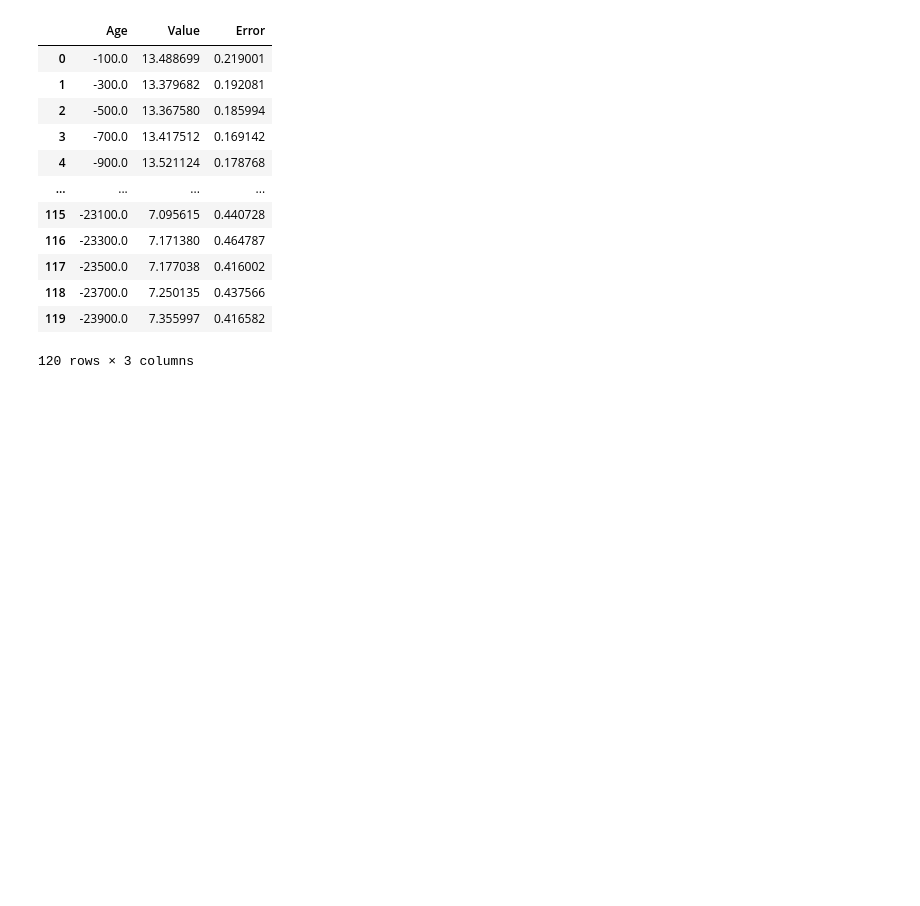
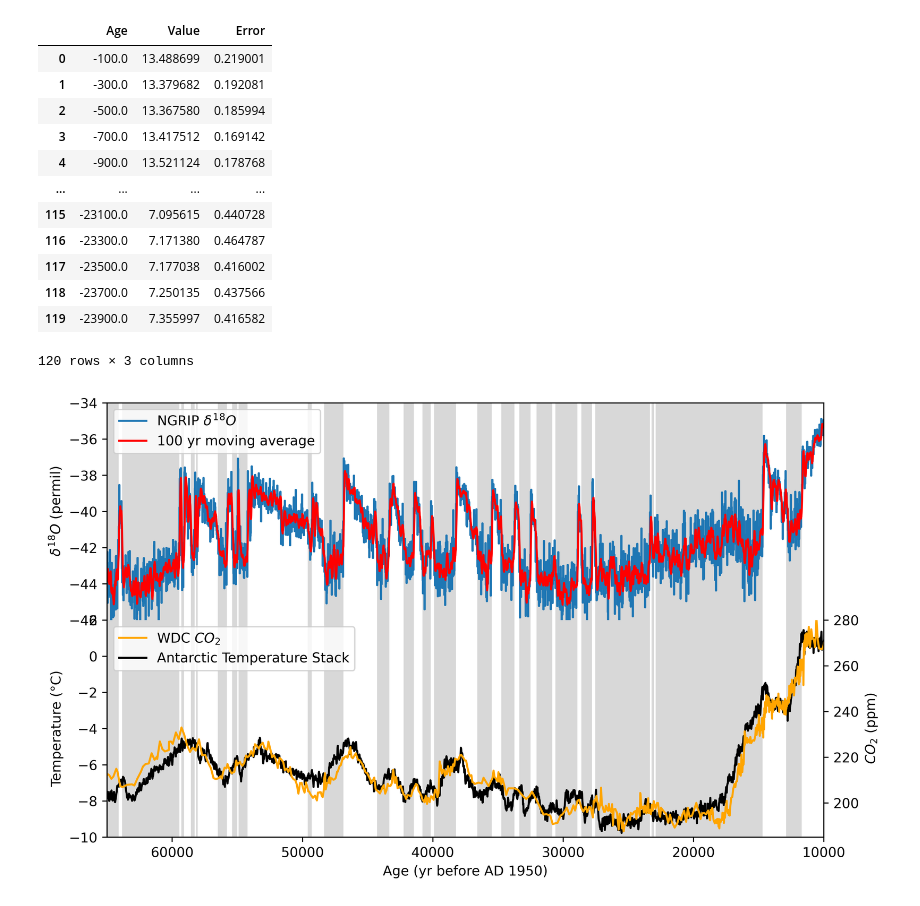
Before and after one commit to Peisong-Zheng/PastClimatePlots, a Jupyter notebook: Code_for_Plots.ipynb, the cells around one changed output. Cells and saved outputs as stored; diff of their text form; code cells hidden in the pictures; blank space fills up the shorter version.

```diff
--- a/Code_for_Plots.ipynb
+++ b/Code_for_Plots.ipynb
@@ -149,6 +149,7 @@ for i, (name, df) in enumerate(data_series.items()):
 
     source = ColumnDataSource(data=dict(x=df.iloc[:, 0]/1000, y=df.iloc[:, 1]))
     p = figure(sizing_mode='stretch_both', title=button_labels[i])
+
     p.y_range = Range1d(*y_ranges[i])
 
     # Plot GS
@@ -215,7 +216,9 @@ for i, (name, df) in enumerate(data_series.items()):
         elif "NGRIP" in name:
             smoothed_source = ColumnDataSource(data=dict(x=ngrip_d18o_ages, y=ngrip_d18o_smoothed))
             p.line('x', 'y', source=smoothed_source, line_width=2, color="red", legend_label="100 yr moving average")
-            p.legend.location = "top_left"
+            # close legend
+            p.legend.visible = False
+            # p.legend.location = "top_left"
 
     plots.append(p)
 
@@ -334,3 +337,88 @@ curdoc().add_root(layout)
 output_file("PastClimatePlots/index.html", title="PastClimatePlots")
 
 show(layout)
+# %%
+import matplotlib.pyplot as plt
+from scipy.interpolate import interp1d
+import numpy as np
+
+
+def interpolate_and_smooth(df, resolution=10, smooth_width=100):
+    interp_func = interp1d(df.iloc[:, 0], df.iloc[:, 1], kind='linear', bounds_error=False)
+    interpolated_ages = np.arange(df.iloc[:, 0].min(), df.iloc[:, 0].max() + resolution, resolution)
+    interpolated_values = interp_func(interpolated_ages)
+    window_size = smooth_width // resolution
+    smoothed_values = np.convolve(interpolated_values, np.ones(window_size)/window_size, mode='valid')
+    adjusted_ages = interpolated_ages[len(interpolated_ages) - len(smoothed_values):]
+    return adjusted_ages, smoothed_values
+
+# Interpolating and smoothing for δ18O data
+ngrip_d18o_ages, ngrip_d18o_smoothed = interpolate_and_smooth(df_ngrip_d18o)
+
+# Helper function to plot stadials
+def plot_stadials(ax, df_stadials, y_min, y_max, color='gray', alpha=0.3):
+    for _, row in df_stadials.iterrows():
+        ax.axvspan(xmin=row['middle of GS'] - row['GS duration']/2,
+                   xmax=row['middle of GS'] + row['GS duration']/2,
+                   ymin=y_min, ymax=y_max, color=color, alpha=alpha, linewidth=0)
+
+# Set up the figure and subplots
+fig, (ax1, ax2) = plt.subplots(2, 1, figsize=(9.5, 5.8), sharex=True, dpi=600)
+
+# Plot NGRIP δ18O
+ax1.plot(df_ngrip_d18o['Age']*-1, df_ngrip_d18o['Value'], label='NGRIP $δ^1$$^8O$')
+# plot the smoothed data
+ax1.plot(ngrip_d18o_ages*-1, ngrip_d18o_smoothed, color='red', label='100 yr moving average')
+plot_stadials(ax1, df_do, 0, 1, color='gray')
+# ax1.set_title('NGRIP δ18O')
+ax1.set_ylabel('$δ^1$$^8O$ (permil)')
+ax1.legend(loc='upper left')
+ax1.set_xlim(65000,10000)
+# set y limit
+ax1.set_ylim(-46, -34)
+# set the bottom spine invisible
+ax1.spines['bottom'].set_visible(False)
+# set x label
+
+
+
+
+# Plot ATS and Composite CO2 on the second subplot with twin axes
+ax2_1 = ax2
+ax2_2 = ax2.twinx()
+
+ax2_1.plot(df_ATS['Age']*-1, df_ATS['Value'], label='Antarctic Temperature Stack', color='k')
+# set y limit
+ax2_1.set_ylim(-10,2)
+# ax2_2.plot(df_composite_co2['Age']*-1, df_composite_co2['Value'], label='Composite $CO_2$', color='orange')
+ax2_2.plot(df_wdc_co2['Age']*-1, df_wdc_co2['Value'], label='WDC $CO_2$', color='orange')
+ax2_2.plot(0,0, label='Antarctic Temperature Stack', color='k')
+# set y limit
+ax2_2.set_ylim(185,280)
+
+# Add stadials to the second subplot
+plot_stadials(ax2_1, df_do, 0, 1, color='gray', alpha=0.3)
+# plot_stadials(ax2_2, df_do, 0, 1, color='lightblue',alpha=0.3)  # Lighter for visibility
+
+# ax2_1.set_title('ATS and Composite CO2')
+ax2_1.set_ylabel('Temperature (°C)', color='k')
+ax2_2.set_ylabel('$CO_2$ (ppm)', color='k')
+
+
+# Legends
+# ax2_1.legend(loc='upper left')
+ax2_2.legend(loc='upper left')
+# set x limit
+ax2_1.set_xlim(65000, 10000)
+# set the top spine invisible
+ax2_1.spines['top'].set_visible(False)
+ax2_2.spines['top'].set_visible(False)
+
+ax2_1.set_xlabel('Age (yr before AD 1950)')
+
+
+# Layout adjustments
+plt.subplots_adjust(hspace=0)
+plt.show()
+# %% [output]
+[figure, added]
```
Also changed, not shown: parts of 3 cells of this notebook, 2 other files.
